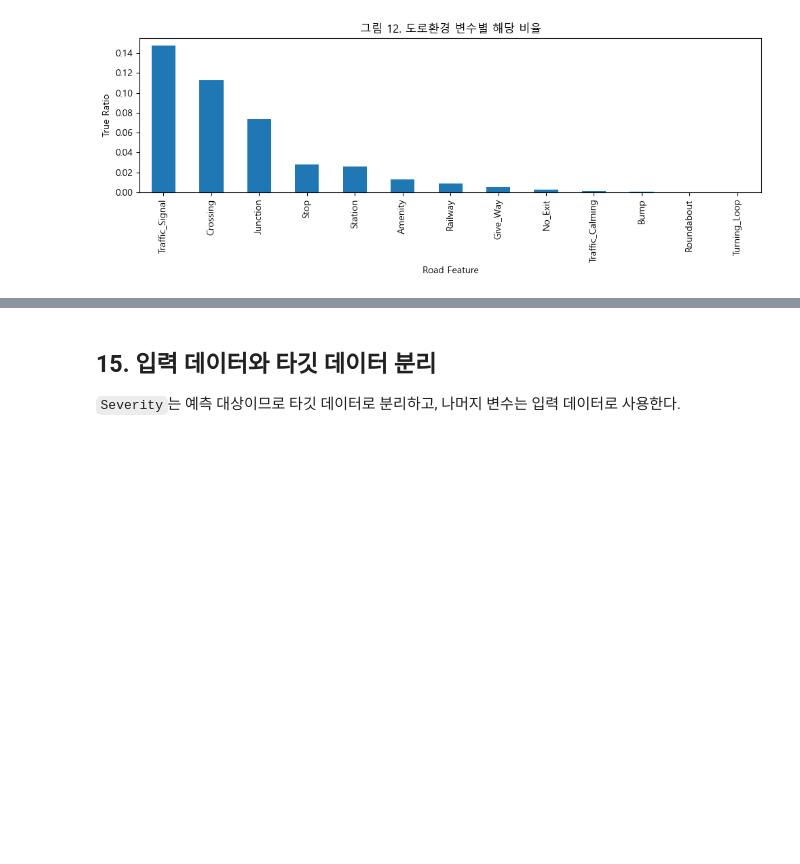
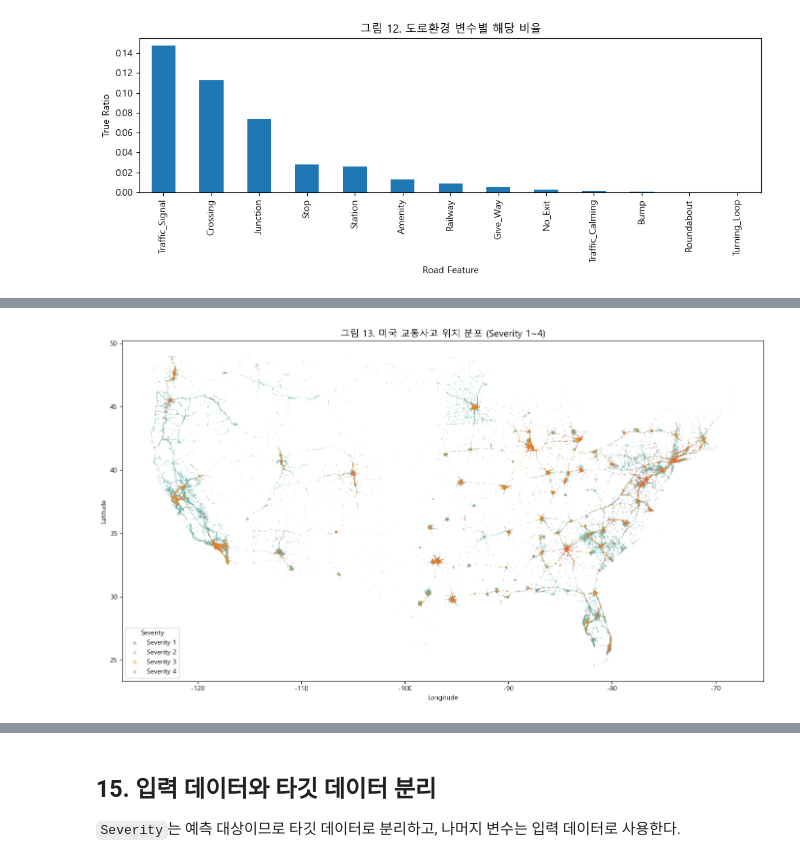
Before and after one commit to 2026-1st/Team-4, a Jupyter notebook: Team4_US_Accidents_Final_Project_revised.ipynb, the cells around one changed output, grey strips where cells are left out. Saved outputs shown, nothing was run; the diff lists cells and outputs as text; code cells hidden in the pictures; blank space fills up the shorter version.

Commit message:
Severity별 사고 위치 시각화 코드 추가

```diff
--- a/Team4_US_Accidents_Final_Project_revised.ipynb
+++ b/Team4_US_Accidents_Final_Project_revised.ipynb
@@ -692,0 +698,86 @@ dtype: float64
+# %%
+# =========================
+# 15. 미국 교통사고 위치 분포 시각화 (Severity 1~4)
+# =========================
+
+# 사용할 데이터 선택
+# sampled_df 또는 data 중 Start_Lat, Start_Lng, Severity가 있는 것을 사용
+map_df = sampled_df.copy()
+
+# 위도/경도 결측 제거
+map_df = map_df.dropna(subset=["Start_Lat", "Start_Lng", "Severity"]).copy()
+
+print("지도 시각화에 사용되는 데이터 크기:", map_df.shape)
+display(map_df[["Start_Lat", "Start_Lng", "Severity"]].head())
+
+# Severity 색상 설정
+severity_colors = {
+    1: "#4C78A8",   # blue
+    2: "#72B7B2",   # teal
+    3: "#F58518",   # orange
+    4: "#E45756"    # red
+}
+
+# -------------------------
+# 그림 13. Severity 1~4 전체 위치 분포
+# -------------------------
+plt.figure(figsize=(14, 8))
+
+for sev in [1, 2, 3, 4]:
+    subset = map_df[map_df["Severity"] == sev]
+    plt.scatter(
+        subset["Start_Lng"],
+        subset["Start_Lat"],
+        s=2,
+        alpha=0.35,
+        c=severity_colors[sev],
+        label=f"Severity {sev}",
+        edgecolors="none"
+    )
+
+plt.title("그림 13. 미국 교통사고 위치 분포 (Severity 1~4)", fontsize=14)
+plt.xlabel("Longitude")
+plt.ylabel("Latitude")
+plt.legend(title="Severity", markerscale=4)
+plt.tight_layout()
+plt.savefig("figures/fig13_us_accidents_severity_map.png", dpi=200)
+plt.show()
+
+# -------------------------
+# 그림 14. Severity별 표본 수를 맞춘 위치 분포
+# -------------------------
+# Severity 2가 너무 많아 다른 클래스가 묻히는 것을 방지하기 위해
+# 클래스별 최대 5000개씩만 추출하여 비교용 시각화를 생성
+max_points_per_class = 5000
+
+balanced_map_df = (
+    map_df.groupby("Severity", group_keys=False)
+    .apply(lambda x: x.sample(min(len(x), max_points_per_class), random_state=RANDOM_STATE))
+    .reset_index(drop=True)
+)
+
+print("균형 시각화용 데이터 크기:", balanced_map_df.shape)
+display(balanced_map_df["Severity"].value_counts().sort_index())
+
+plt.figure(figsize=(14, 8))
+
+for sev in [1, 2, 3, 4]:
+    subset = balanced_map_df[balanced_map_df["Severity"] == sev]
+    plt.scatter(
+        subset["Start_Lng"],
+        subset["Start_Lat"],
+        s=4,
+        alpha=0.45,
+        c=severity_colors[sev],
+        label=f"Severity {sev}",
+        edgecolors="none"
+    )
+
+plt.title("그림 14. 미국 교통사고 위치 분포 (Severity별 최대 5000건 균형 시각화)", fontsize=14)
+plt.xlabel("Longitude")
+plt.ylabel("Latitude")
+plt.legend(title="Severity", markerscale=4)
+plt.tight_layout()
+plt.savefig("figures/fig14_us_accidents_severity_map_balanced.png", dpi=200)
+plt.show()
+# %% [output]
@@ -692,0 +791 @@ dtype: float64
+[figure, added]
```
Also changed, not shown: parts of 2 cells of this notebook, 2 other files.
